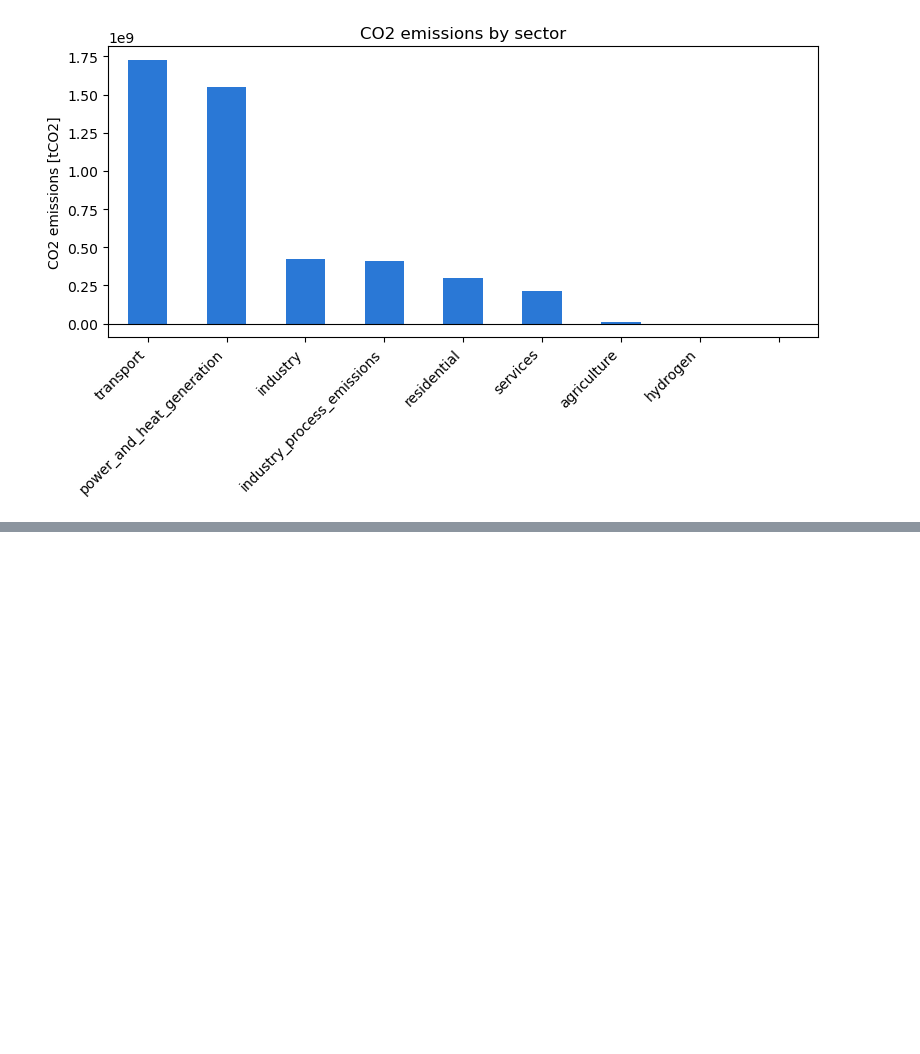
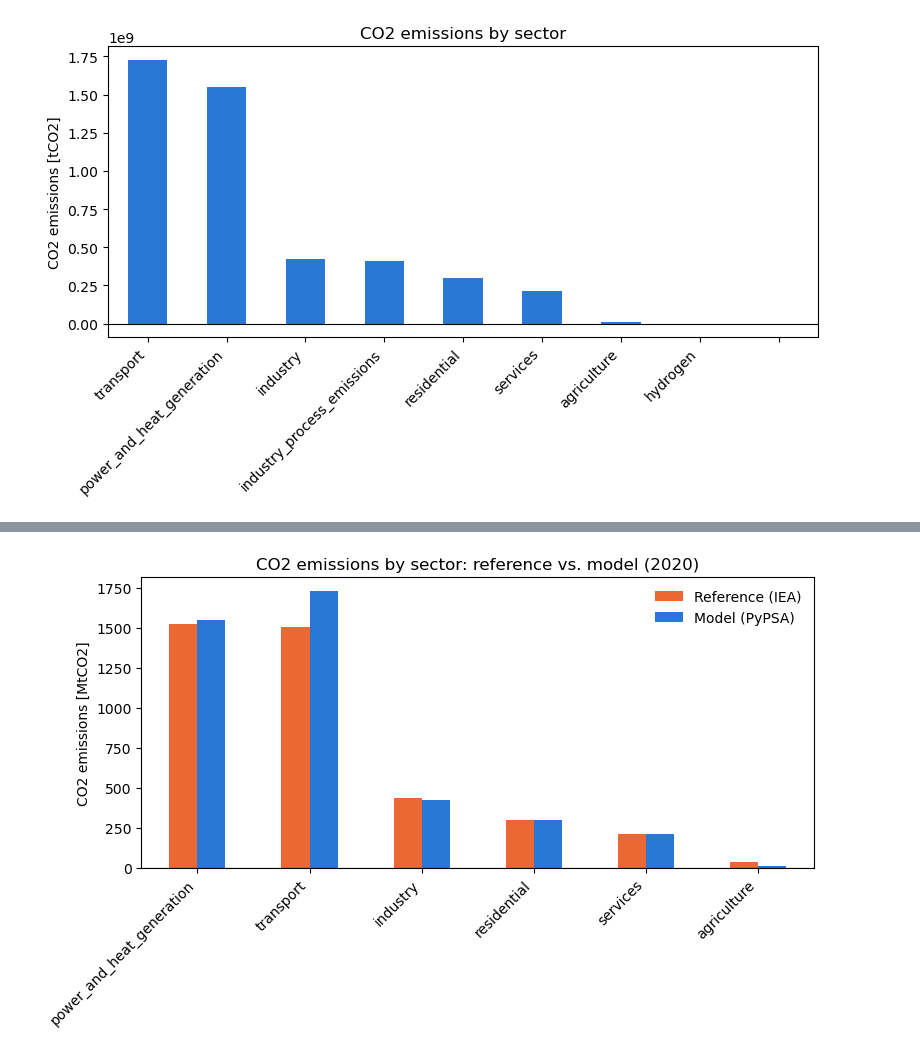
Before and after one commit to apigott/pypsa-northamerica, a Jupyter notebook: results/analysis.ipynb, the cells around one changed output, grey strips where cells are left out. Drawn from its saved outputs; the diff is of its cells as text; code cells hidden in the pictures; blank space fills up the shorter version.

Commit message:
add IEA ref values

```diff
--- a/results/analysis.ipynb
+++ b/results/analysis.ipynb
@@ -12,6 +10,20 @@ ImportError: cannot import name 'NetworkCollection' from 'pypsa' (/opt/anaconda3
 n1 = pypsa.Network("results/US_2023/postnetworks/elec_s_100_ec_lv1_Co2L-168h_168h_2020_0.07.nc") # network with CO2 constraints
 # %% [output]
 INFO:pypsa.io:Imported network elec_s_100_ec_lv1_Co2L-168h_168h_2020_0.07.nc has buses, carriers, generators, global_constraints, lines, line_types, links, loads, storage_units, stores
+# %%
+# load reference data from IEA
+df = pd.read_csv("results/International Energy Agency - CO2 emissions by sector in United States.csv", index_col=0)
+year = 2020
+df = df[df["Year"] == year]
+# %%
+reference_map = {
+    "Electricity and heat producers": "power_and_heat_generation",
+    "Transport Sector": "transport",
+    "Industry Sector": "industry",
+    "Residential": "residential",
+    "Commercial and Public Services": "services",
+    "Agriculture/Forestry": "agriculture",
+}
 # %%
 # doing this as a function because network collection capabilities aren't available in this version of pypsa
 def emissions_by_sector(n):
@@ -58,3 +70,14 @@ plt.tight_layout()
 plt.show()
 # %% [output]
 [figure]
+# %%
+# align reference (IEA) and model sectors on a common scale [MtCO2]
+ref = df["Value"].rename(index=reference_map).reindex(reference_map.values())
+ref.name = "Reference (IEA)"
+
+# drops the other values
+model = (co2_by_sector / 1e6).reindex(reference_map.values())
+model.name = "Model (PyPSA)"
+
+comparison = pd.concat([ref, model], axis=1)
+comparison
@@ -60,0 +92,17 @@ plt.show()
+# %%
+fig, ax = plt.subplots(figsize=(8, 5))
+
+# validated categorical palette: slot 2 (reference) then slot 1 (model)
+comparison.plot.bar(ax=ax, color=["#eb6834", "#2a78d6"])
+
+ax.set_ylabel("CO2 emissions [MtCO2]")
+ax.set_xlabel("")
+ax.set_title("CO2 emissions by sector: reference vs. model (2020)")
+ax.axhline(0, color="black", linewidth=0.8)
+ax.legend(frameon=False)
+
+plt.xticks(rotation=45, ha="right")
+plt.tight_layout()
+plt.show()
+# %% [output]
+[figure, added]
```
Also changed, not shown: parts of 7 cells of this notebook.
